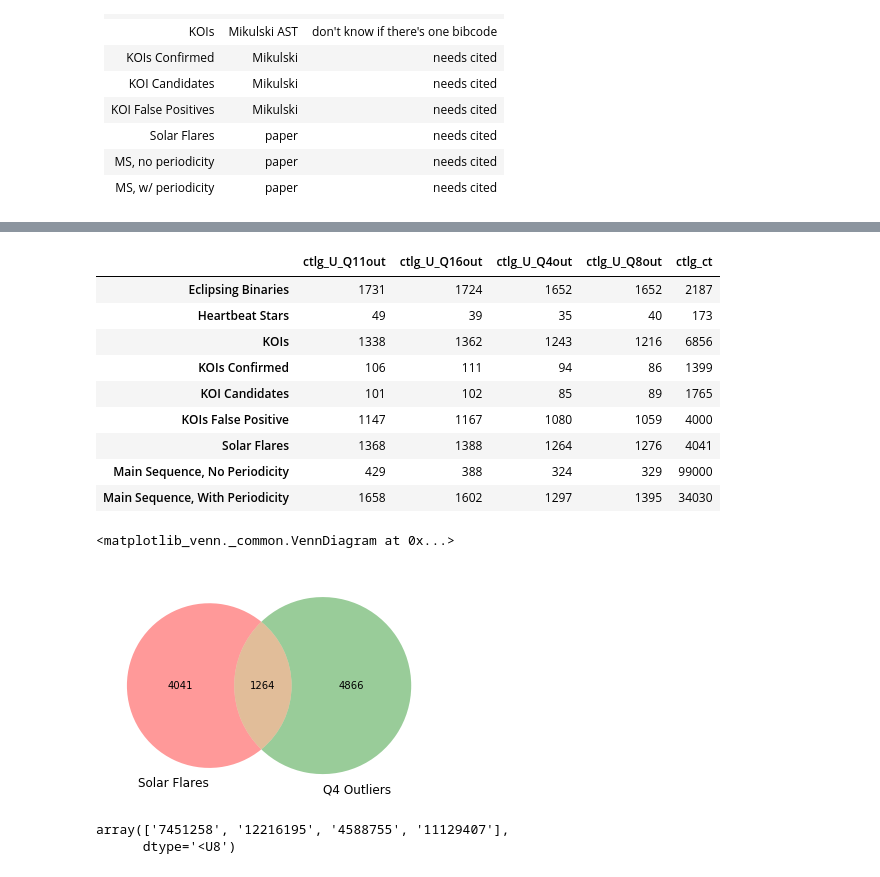
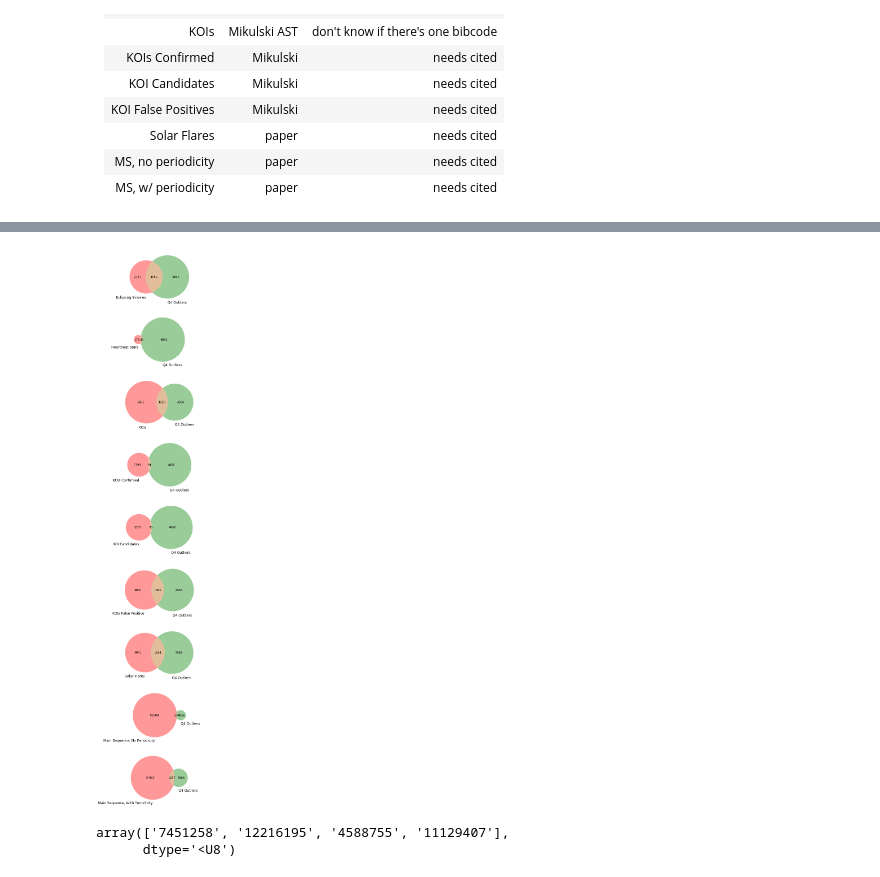
Before and after one commit to d-giles/lcfeatures, a Jupyter notebook: Catalog_Comparisons.ipynb, the cells around one changed output, grey strips where cells are left out. Saved outputs shown, nothing was run; the diff lists cells and outputs as text; code cells hidden in the pictures.

Commit message:
Histograms, venn diagrams, and some clean up

```diff
--- a/Catalog_Comparisons.ipynb
+++ b/Catalog_Comparisons.ipynb
@@ -108,3 +160,14 @@ ebs = catalog_sample('list_EBs.csv',Q4p.data)
 # %% [output]
 The 2187 objects in the catalog comprise 1.46% of the 149789 objects in the quarter.
 1673 (76.50%) of the catalog objects are outliers, comprising (34.38%) of the 4866 total outliers in this quarter.
+# %%
+df = ebs
+kic_list = []
+for i in df.index:
+    kic_list.append(i[4:13])
+sampler = make_sampler(kic_list)
+ebs_scores = sampler(base_qs['Q4'].data).dist_score
+
+bins = np.logspace(-3,0,100)
+plt.hist(ebs_scores,bins=bins,log=True)
+plt.xscale('log')
@@ -297,3 +361,14 @@ summary_df
 | KOI Candidates | 101 | 102 | 85 | 89 | 1765 |
 | KOIs False Positive | 1147 | 1167 | 1080 | 1059 | 4000 |
 | Solar Flares | 1368 | 1388 | 1264 | 1276 | 4041 |
+# %%
+with open('kepler_solar_flares.txt','r') as file:
+    lines = file.readlines()
+kic_list = [str(int(line[:8])) for line in lines[22:]]
+
+sampler = make_sampler(kic_list)
+flares_scores = sampler(base_qs['Q4'].data).dist_score
+
+bins = np.logspace(-3,0,100)
+plt.hist(flares_scores,bins=bins,log=True)
+plt.xscale('log')
@@ -347,0 +413,11 @@ summary_df
+# %%
+with open('list_kepler_nosig.txt','r') as file:
+    lines = file.readlines()
+kic_list = [str(int(line[:8])) for line in lines[28:]]
+
+sampler = make_sampler(kic_list)
+no_sig_scores = sampler(base_qs['Q4'].data).dist_score
+
+bins = np.logspace(-3,0,100)
+plt.hist(no_sig_scores,bins=bins,log=True)
+plt.xscale('log')
@@ -420,13 +503,0 @@ summary_df
-# %%
-summary_df
-# %% [output]
-|  | ctlg_U_Q11out | ctlg_U_Q16out | ctlg_U_Q4out | ctlg_U_Q8out | ctlg_ct |
-| Eclipsing Binaries | 1731 | 1724 | 1652 | 1652 | 2187 |
-| Heartbeat Stars | 49 | 39 | 35 | 40 | 173 |
-| KOIs | 1338 | 1362 | 1243 | 1216 | 6856 |
-| KOIs Confirmed | 106 | 111 | 94 | 86 | 1399 |
-| KOI Candidates | 101 | 102 | 85 | 89 | 1765 |
-| KOIs False Positive | 1147 | 1167 | 1080 | 1059 | 4000 |
-| Solar Flares | 1368 | 1388 | 1264 | 1276 | 4041 |
-| Main Sequence, No Periodicity | 429 | 388 | 324 | 329 | 99000 |
-| Main Sequence, With Periodicity | 1658 | 1602 | 1297 | 1395 | 34030 |
@@ -438,9 +506,11 @@ import matplotlib.pyplot as plt
 from matplotlib_venn import venn2
 # %%
 Q = 'Q4'
-cat = 5
-venn2(subsets = (summary_df.ctlg_ct[cat],len(outliers(paper_qs[Q].data)),summary_df['ctlg_U_'+Q+'out'][cat]),
-      set_labels=(summary_df.index[cat],Q+' Outliers'))
+figure, axes = plt.subplots(len(summary_df.index), 1,figsize=(15,len(summary_df.index)*4))
+
+for i in range(len(summary_df.index)):
+    cat = i
+    venn2(subsets = (summary_df.ctlg_ct[cat],len(outliers(paper_qs[Q].data)),summary_df['ctlg_U_'+Q+'out'][cat]),
+          set_labels=(summary_df.index[cat],Q+' Outliers'),ax=axes[i])
 # %% [output]
-<matplotlib_venn._common.VennDiagram at 0x...>
-[figure, old version]
+[figure, new version]
```
Also changed, not shown: parts of 46 cells of this notebook.
